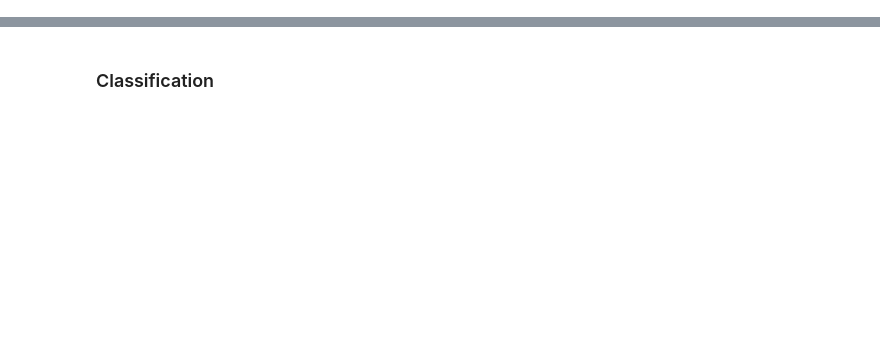
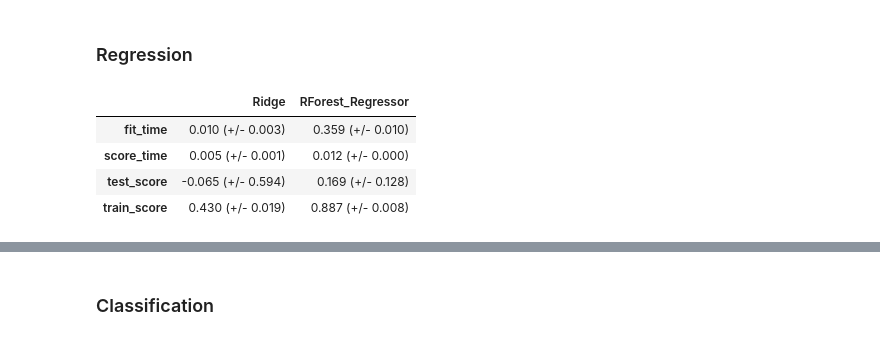
Before and after one commit to UBC-MDS/Coffee_quality_rating_predictor, a Jupyter notebook: notebooks/ML_experimentation.ipynb, the cells around one changed output, grey strips where cells are left out. Saved outputs shown, nothing was run; the diff lists cells and outputs as text; code cells hidden in the pictures; blank space fills up the shorter version.

```diff
--- a/notebooks/ML_experimentation.ipynb
+++ b/notebooks/ML_experimentation.ipynb
@@ -121,3 +94,33 @@ pd.DataFrame(results_dict)
+# %% [markdown]
+### Regression
+# %%
+# Building regression models
+
+models = {
+    "Ridge": Ridge(random_state=123),
+    "RForest_Regressor": RandomForestRegressor(random_state=123)
+}
+
+results_dict = {}
+
+for k, v in models.items():
+    pipe_multi = make_pipeline(preprocessor, v)
+    results_dict[k] = mean_std_cross_val_scores(pipe_multi, X_train, y_train,
+                                             cv=5, return_train_score=True)
+
+
+# --> FIRST OUTPUT: Table of results of 2 models from CV
+
+results_dict = pd.DataFrame(results_dict)
+results_dict
+# ==> RESULT: We select RF Regressor with better CV performance: 0.177 for R squared
+# ==> NEXT: We try hyperparameter optimization on RF
+# %% [output]
+|  | Ridge | RForest_Regressor |
+| fit_time | 0.010 (+/- 0.003) | 0.359 (+/- 0.010) |
+| score_time | 0.005 (+/- 0.001) | 0.012 (+/- 0.000) |
+| test_score | -0.065 (+/- 0.594) | 0.169 (+/- 0.128) |
+| train_score | 0.430 (+/- 0.019) | 0.887 (+/- 0.008) |
 # %%
 # Hyperparameter Optimization for RF Regressor Model
 
```
Also changed, not shown: parts of 10 cells of this notebook.
